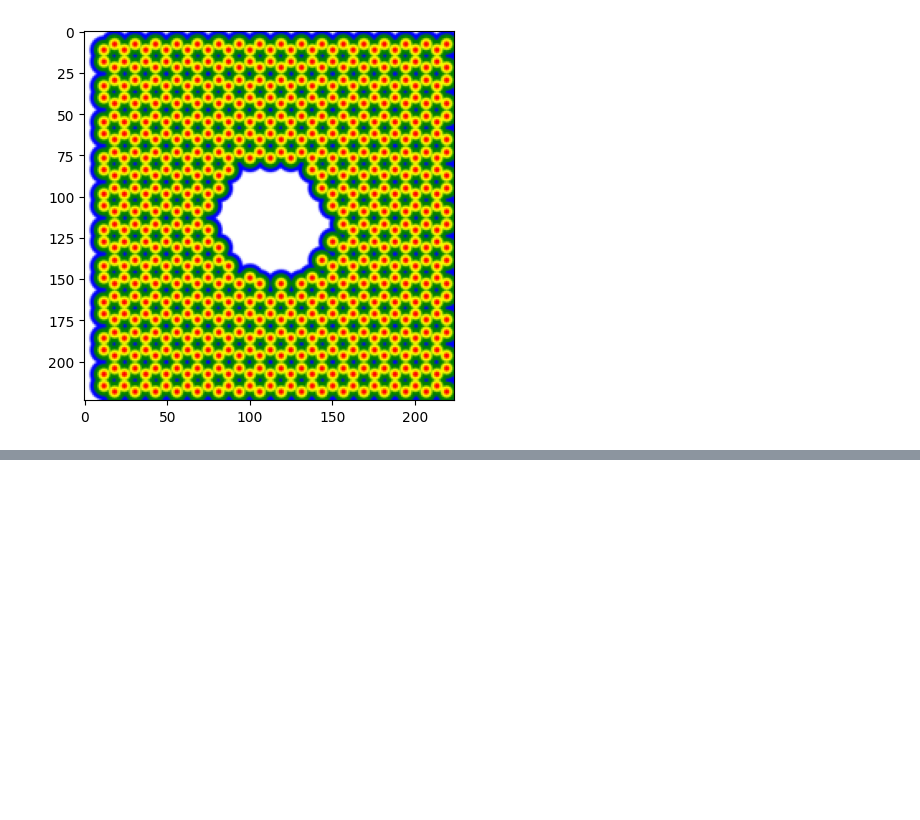
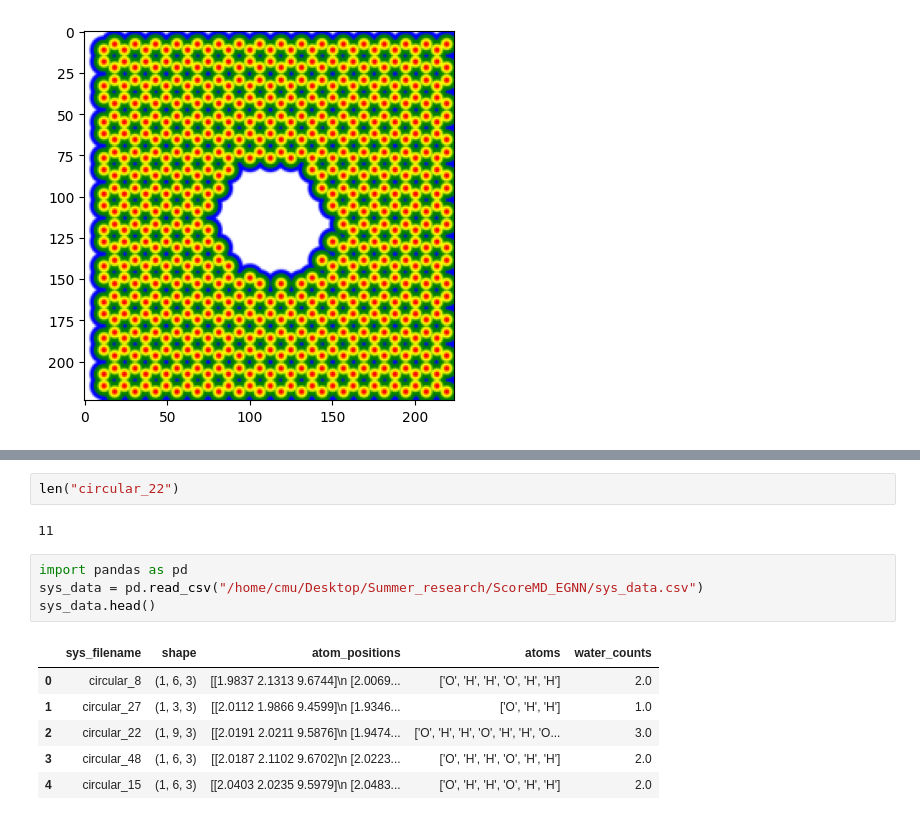
Before and after one commit to StevenZhang904/ScoreMD_EGNN, a Jupyter notebook: dataset/test.ipynb, the cells around one changed output, grey strips where cells are left out. Saved outputs shown, nothing was run; the diff lists cells and outputs as text; blank space fills up the shorter version.

Commit message:
gather data for circular 22 at test.ipynb

```diff
--- a/dataset/test.ipynb
+++ b/dataset/test.ipynb
@@ -124,0 +180,15 @@ AttributeError: ndim
+# %%
+len("circular_22")
+# %% [output]
+11
+# %%
+import pandas as pd
+sys_data = pd.read_csv("/home/cmu/Desktop/Summer_research/ScoreMD_EGNN/sys_data.csv")
+sys_data.head()
+# %% [output]
+|  | sys_filename | shape | atom_positions | atoms | water_counts |
+| 0 | circular_8 | (1, 6, 3) | [[1.9837 2.1313 9.6744]\n [2.0069... | ['O', 'H', 'H', 'O', 'H', 'H'] | 2.0 |
+| 1 | circular_27 | (1, 3, 3) | [[2.0112 1.9866 9.4599]\n [1.9346... | ['O', 'H', 'H'] | 1.0 |
+| 2 | circular_22 | (1, 9, 3) | [[2.0191 2.0211 9.5876]\n [1.9474... | ['O', 'H', 'H', 'O', 'H', 'H', 'O... | 3.0 |
+| 3 | circular_48 | (1, 6, 3) | [[2.0187 2.1102 9.6702]\n [2.0223... | ['O', 'H', 'H', 'O', 'H', 'H'] | 2.0 |
+| 4 | circular_15 | (1, 6, 3) | [[2.0403 2.0235 9.5979]\n [2.0483... | ['O', 'H', 'H', 'O', 'H', 'H'] | 2.0 |
```
Also changed, not shown: parts of 3 cells of this notebook, 3 other files.
